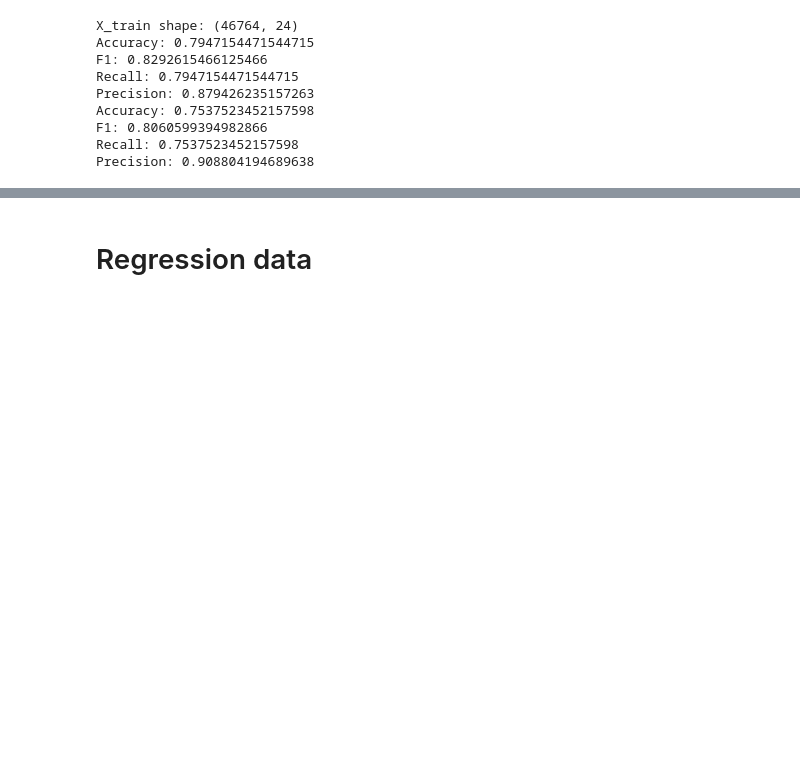
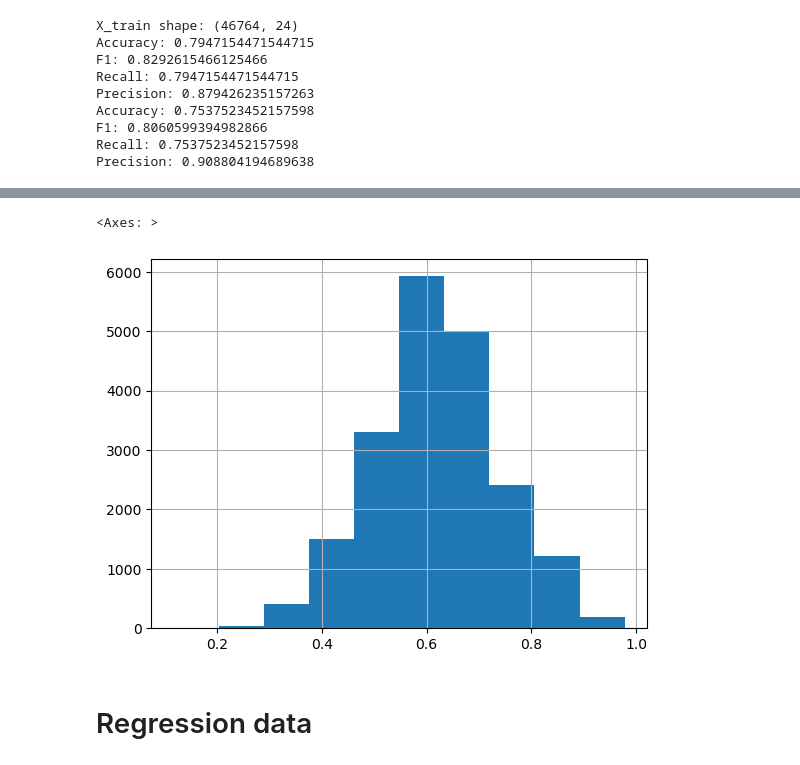
Before and after one commit to sitaomin1994/federated_imputation, a Jupyter notebook: notebook/data_preprocessing.ipynb, the cells around one changed output, grey strips where cells are left out. Cells and saved outputs as stored; diff of their text form; code cells hidden in the pictures; blank space fills up the shorter version.

```diff
--- a/notebook/data_preprocessing.ipynb
+++ b/notebook/data_preprocessing.ipynb
@@ -2725,0 +2941,2 @@ Precision: 0.908804194689638
+# %%
+run_classification(data, target_col)
@@ -2726,3 +2953,8 @@ Precision: 0.908804194689638
+# %%
+data[10].hist()
+# %% [output]
+<Axes: >
+[figure, added]
 # %% [markdown]
 # Regression data
 # %% [markdown]
```
Also changed, not shown: parts of 13 cells of this notebook, 4 other files.
